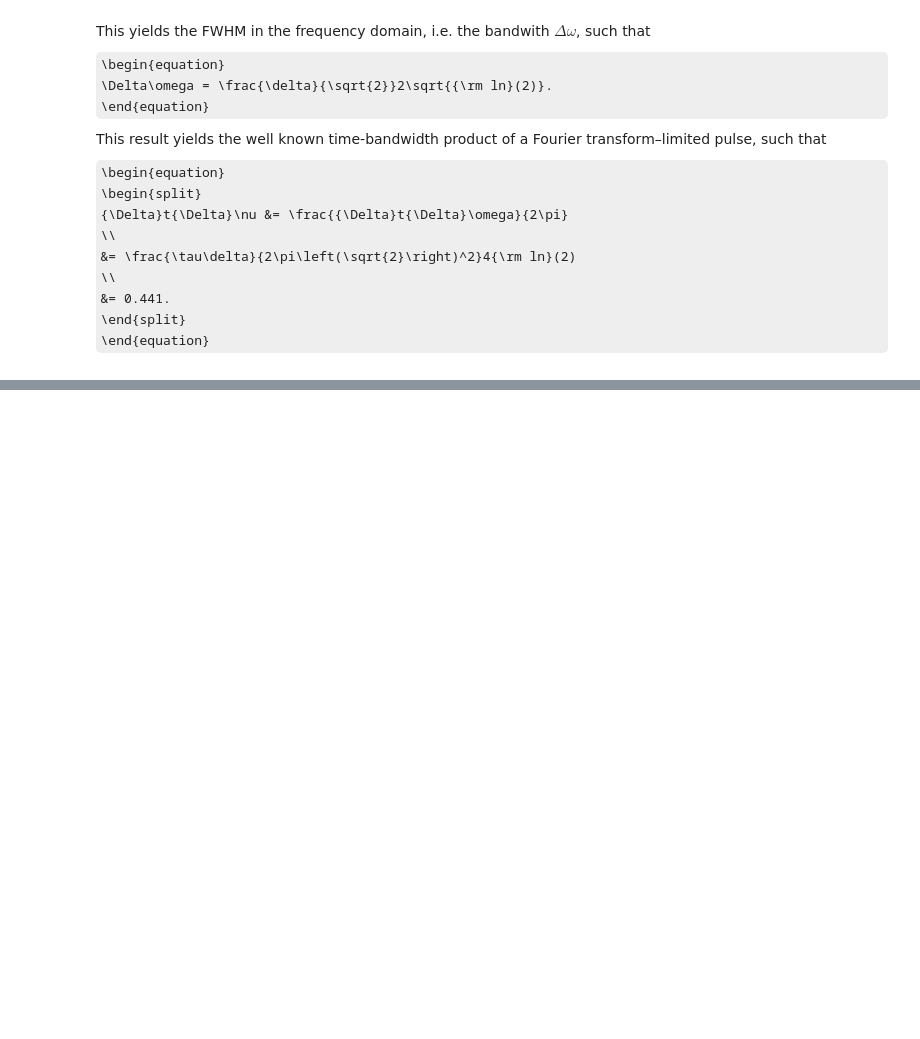
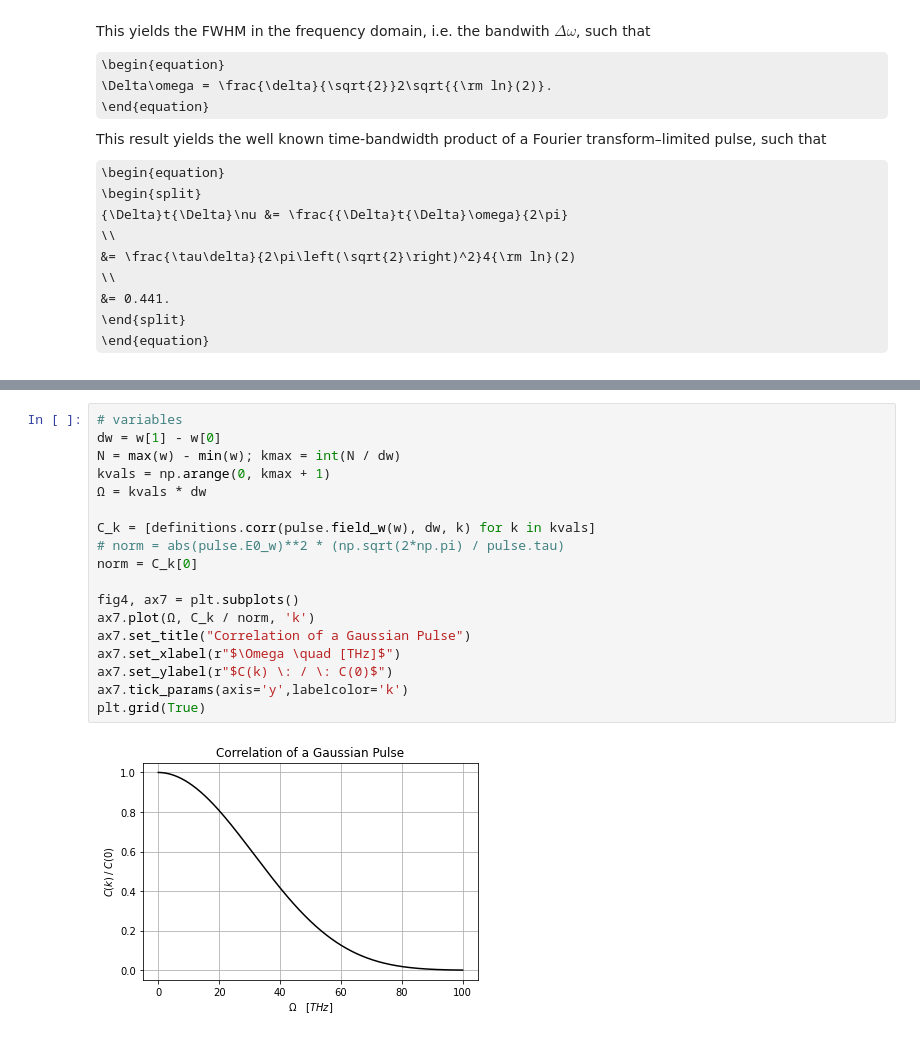
Before and after one commit to p-engel/nonlinear_optics, a Jupyter notebook: optical_rectification/notebook/analysis.ipynb, the cells around one changed output, grey strips where cells are left out. Cells and saved outputs as stored; diff of their text form; some formulas as TeX source; blank space fills up the shorter version.

Commit message:
document correlation function

```diff
--- a/optical_rectification/notebook/analysis.ipynb
+++ b/optical_rectification/notebook/analysis.ipynb
@@ -126,0 +140,20 @@ plt.show()
+# %%
+# variables
+dw = w[1] - w[0]
+N = max(w) - min(w); kmax = int(N / dw)
+kvals = np.arange(0, kmax + 1)
+Ω = kvals * dw
+
+C_k = [definitions.corr(pulse.field_w(w), dw, k) for k in kvals]
+# norm = abs(pulse.E0_w)**2 * (np.sqrt(2*np.pi) / pulse.tau)
+norm = C_k[0]
+
+fig4, ax7 = plt.subplots()
+ax7.plot(Ω, C_k / norm, 'k')
+ax7.set_title("Correlation of a Gaussian Pulse")
+ax7.set_xlabel(r"$\Omega \quad [THz]$")
+ax7.set_ylabel(r"$C(k) \: / \: C(0)$")
+ax7.tick_params(axis='y',labelcolor='k')
+plt.grid(True)
+# %% [output]
+[figure, added]
```
Also changed, not shown: parts of 2 cells of this notebook, 1 other file.
